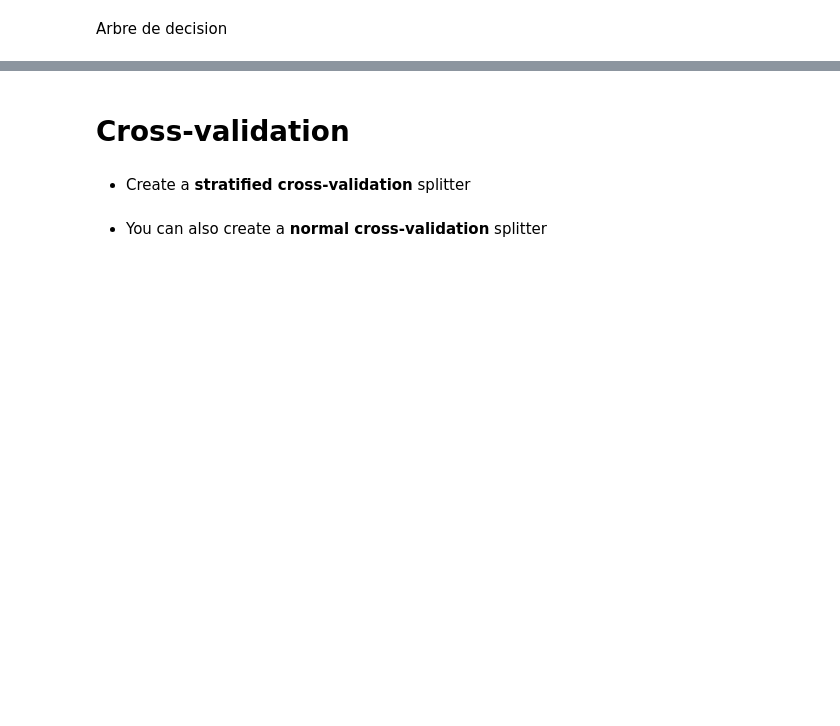
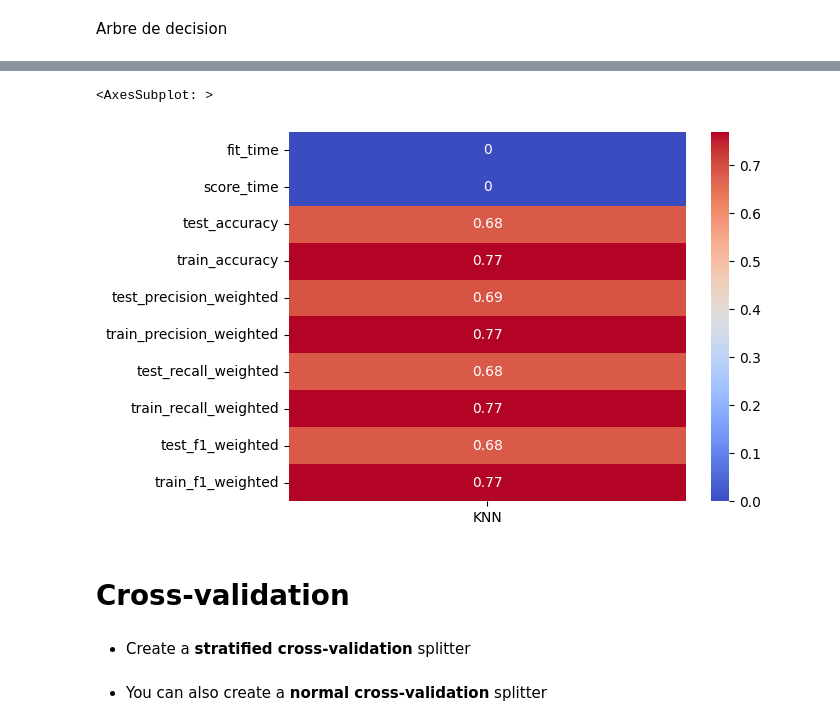
Before and after one commit to f2ire/IA_project, a Jupyter notebook: report-classification.ipynb, the cells around one changed output, grey strips where cells are left out. Cells and saved outputs as stored; diff of their text form; code cells hidden in the pictures; blank space fills up the shorter version.

```diff
--- a/report-classification.ipynb
+++ b/report-classification.ipynb
@@ -210,0 +229,15 @@ except ImportError:
+# %%
+from sklearn.neighbors import KNeighborsClassifier
+from sklearn.model_selection import StratifiedKFold
+from sklearn.model_selection import cross_validate
+
+cv = StratifiedKFold(n_splits=5, random_state=0, shuffle=True)
+X=df_final
+scoring = ['accuracy',
+           'precision_weighted',
+           'recall_weighted',
+           'f1_weighted']
+
+knn = KNeighborsClassifier()
+scores = cross_validate(knn, X, y, scoring=scoring,cv=cv, return_train_score=True)
+scores = pd.DataFrame(scores).mean()
@@ -210,0 +247,5 @@ except ImportError:
+# %%
+from sklearn.preprocessing import StandardScaler
+zscore = StandardScaler().fit(X)
+X_z = pd.DataFrame(zscore.transform(X), index=X.index, columns=X.columns)
+X_z.describe()
@@ -211,3 +277,14 @@ except ImportError:
+# %%
+knn = KNeighborsClassifier()
+scores_knn = cross_validate(knn, X_z, y, scoring=scoring,cv=cv, return_train_score=True)
+scores_knn = pd.DataFrame(scores_knn).mean()
+# %%
+import seaborn as sns
+full_scores = pd.DataFrame({"KNN":scores_knn})
+sns.heatmap(full_scores.T.round(2).T,annot=True,cmap='coolwarm')
+# %% [output]
+<AxesSubplot: >
+[figure, added]
 # %% [markdown]
 # Cross-validation
 # %%
```
Also changed, not shown: parts of 28 cells of this notebook.
